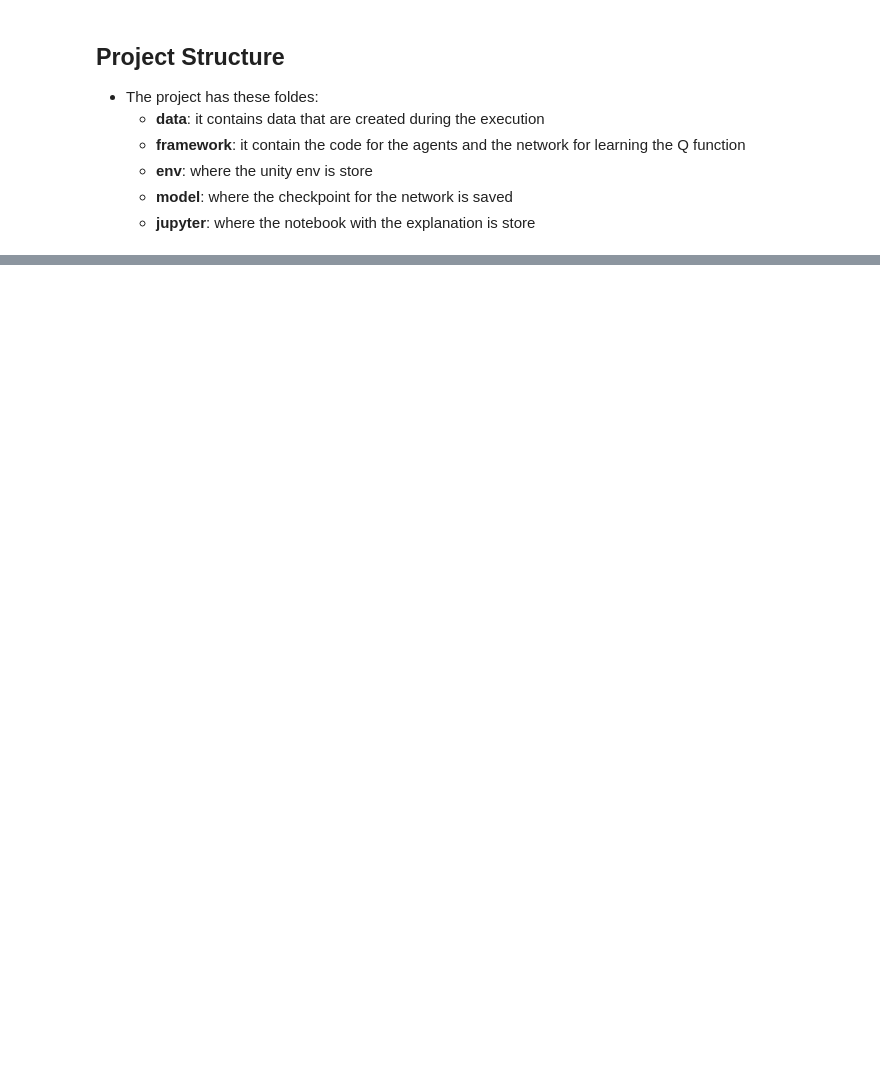
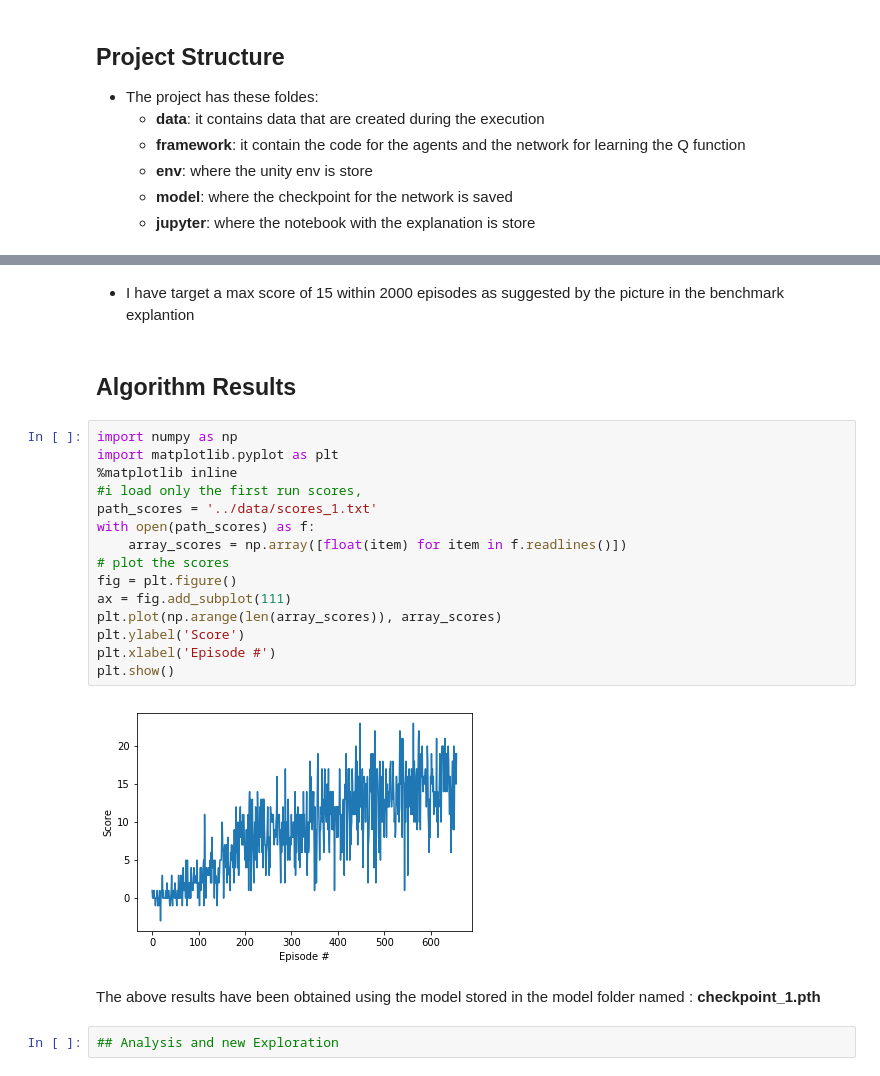
Before and after one commit to antoniopenta/deep_reinforcement_learning, a Jupyter notebook: drl_navigation/jupyter/notebook_navigation.ipynb, the cells around one changed output, grey strips where cells are left out. Cells and saved outputs as stored; diff of their text form; blank space fills up the shorter version.

```diff
--- a/drl_navigation/jupyter/notebook_navigation.ipynb
+++ b/drl_navigation/jupyter/notebook_navigation.ipynb
@@ -29,0 +158,25 @@
+# %% [markdown]
+- I have target a max score of 15 within 2000 episodes as suggested by the picture in the benchmark explantion
+# %% [markdown]
+## Algorithm Results
+# %%
+import numpy as np
+import matplotlib.pyplot as plt
+%matplotlib inline
+#i load only the first run scores,
+path_scores = '../data/scores_1.txt'
+with open(path_scores) as f:
+    array_scores = np.array([float(item) for item in f.readlines()])
+# plot the scores
+fig = plt.figure()
+ax = fig.add_subplot(111)
+plt.plot(np.arange(len(array_scores)), array_scores)
+plt.ylabel('Score')
+plt.xlabel('Episode #')
+plt.show()
+# %% [output]
+[figure, added]
+# %% [markdown]
+The above results have been obtained using the model stored in the model folder named : **checkpoint_1.pth**
+# %%
+## Analysis and new Exploration
```
Also changed, not shown: parts of 14 cells of this notebook.
